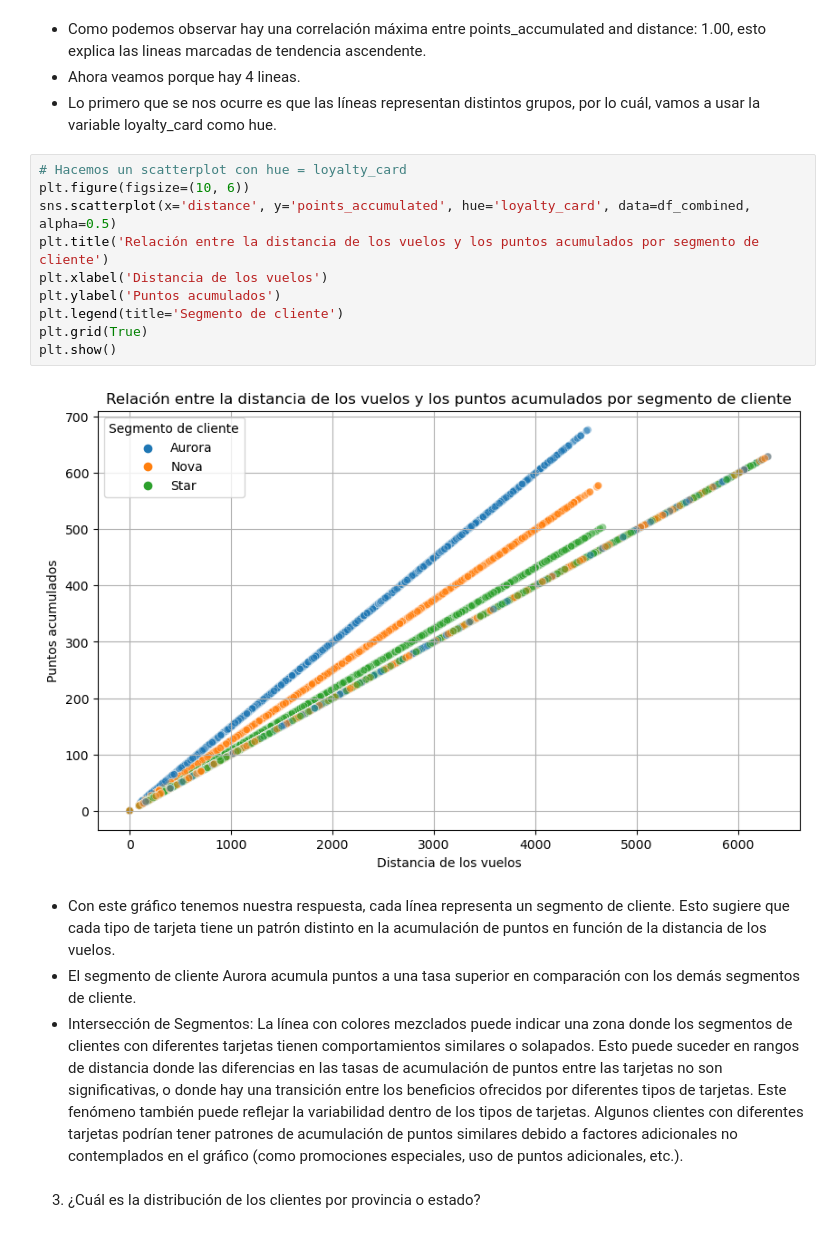
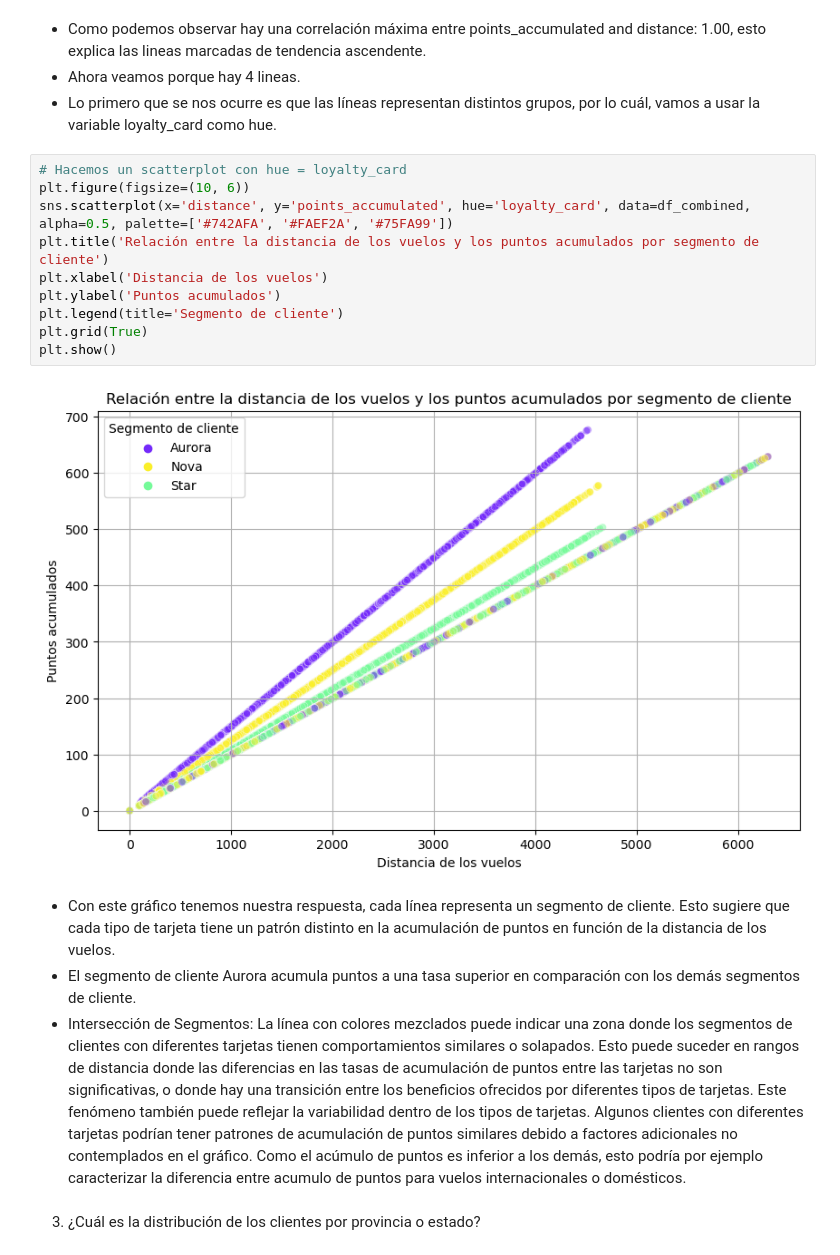
Before and after one commit to Adalab/bda-modulo-3-evaluacion-final-MaPitelli, a Jupyter notebook: jupyters/phase_2.ipynb, the cells around one changed output. Drawn from its saved outputs; the diff is of its cells as text.

```diff
--- a/jupyters/phase_2.ipynb
+++ b/jupyters/phase_2.ipynb
@@ -198,19 +200,19 @@ Between flights_booked and distance: 0.90
 # %%
 # Hacemos un scatterplot con hue = loyalty_card
 plt.figure(figsize=(10, 6))
-sns.scatterplot(x='distance', y='points_accumulated', hue='loyalty_card', data=df_combined, alpha=0.5)
+sns.scatterplot(x='distance', y='points_accumulated', hue='loyalty_card', data=df_combined, alpha=0.5, palette=['#742AFA', '#FAEF2A', '#75FA99'])
 plt.title('Relación entre la distancia de los vuelos y los puntos acumulados por segmento de cliente')
 plt.xlabel('Distancia de los vuelos')
 plt.ylabel('Puntos acumulados')
 plt.legend(title='Segmento de cliente')
 plt.grid(True)
 plt.show()
 # %% [output]
-[figure, old version]
+[figure, new version]
 # %% [markdown]
 * Con este gráfico tenemos nuestra respuesta, cada línea representa un segmento de cliente. Esto sugiere que cada tipo de tarjeta tiene un patrón distinto en la acumulación de puntos en función de la distancia de los vuelos.
 * El segmento de cliente Aurora acumula puntos a una tasa superior en comparación con los demás segmentos de cliente.
-* Intersección de Segmentos: La línea con colores mezclados puede indicar una zona donde los segmentos de clientes con diferentes tarjetas tienen comportamientos similares o solapados. Esto puede suceder en rangos de distancia donde las diferencias en las tasas de acumulación de puntos entre las tarjetas no son significativas, o donde hay una transición entre los beneficios ofrecidos por diferentes tipos de tarjetas. Este fenómeno también puede reflejar la variabilidad dentro de los tipos de tarjetas. Algunos clientes con diferentes tarjetas podrían tener patrones de acumulación de puntos similares debido a factores adicionales no contemplados en el gráfico (como promociones especiales, uso de puntos adicionales, etc.).
+* Intersección de Segmentos: La línea con colores mezclados puede indicar una zona donde los segmentos de clientes con diferentes tarjetas tienen comportamientos similares o solapados. Esto puede suceder en rangos de distancia donde las diferencias en las tasas de acumulación de puntos entre las tarjetas no son significativas, o donde hay una transición entre los beneficios ofrecidos por diferentes tipos de tarjetas. Este fenómeno también puede reflejar la variabilidad dentro de los tipos de tarjetas. Algunos clientes con diferentes tarjetas podrían tener patrones de acumulación de puntos similares debido a factores adicionales no contemplados en el gráfico. Como el acúmulo de puntos es inferior a los demás, esto podría por ejemplo caracterizar la diferencia entre acumulo de puntos para vuelos internacionales o domésticos.
 # %% [markdown]
 3. ¿Cuál es la distribución de los clientes por provincia o estado?
 # %%
```
Also changed, not shown: parts of 9 cells of this notebook, 2 other files.
